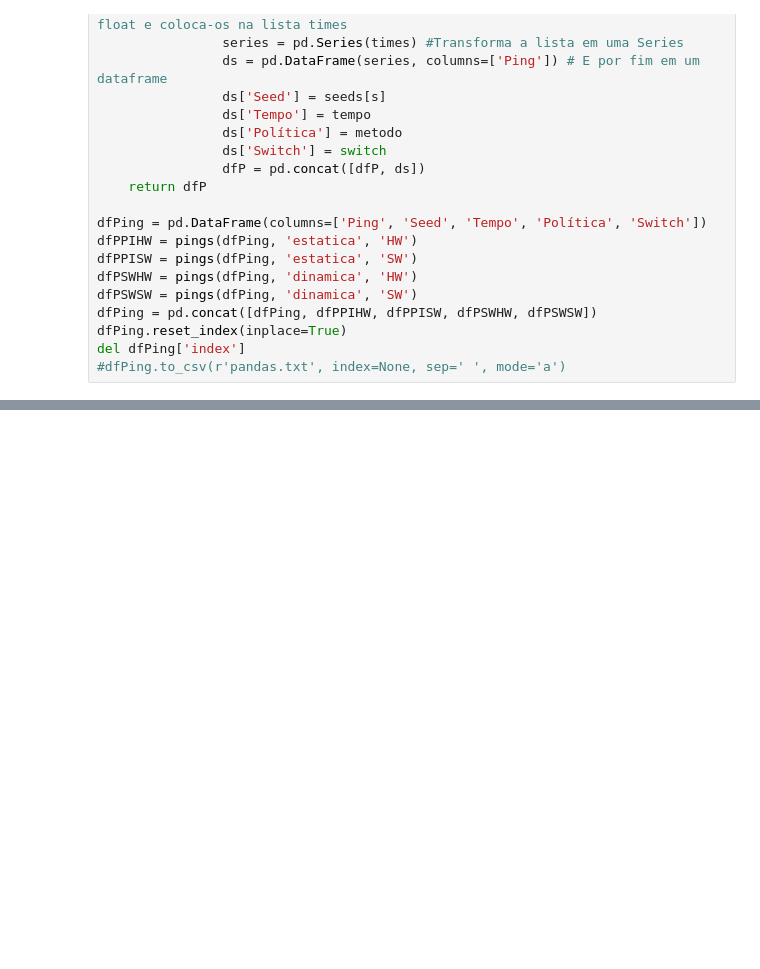
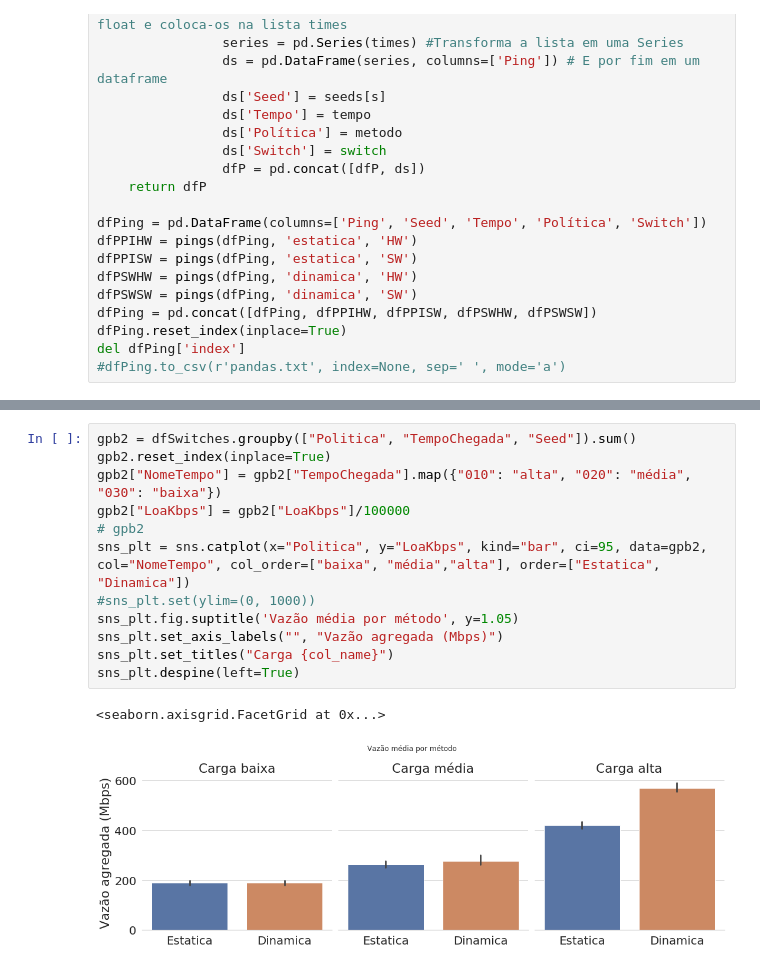
Before and after one commit to pedrobellotti/iperftestes, a Jupyter notebook: Simulacao/analise.ipynb, the cells around one changed output, grey strips where cells are left out. Drawn from its saved outputs; the diff is of its cells as text; blank space fills up the shorter version.

```diff
--- a/Simulacao/analise.ipynb
+++ b/Simulacao/analise.ipynb
@@ -365,3 +365,18 @@ sns_plt.despine(left=True)
+# %%
+gpb2 = dfSwitches.groupby(["Politica", "TempoChegada", "Seed"]).sum()
+gpb2.reset_index(inplace=True)
+gpb2["NomeTempo"] = gpb2["TempoChegada"].map({"010": "alta", "020": "média", "030": "baixa"})
+gpb2["LoaKbps"] = gpb2["LoaKbps"]/100000
+# gpb2
+sns_plt = sns.catplot(x="Politica", y="LoaKbps", kind="bar", ci=95, data=gpb2, col="NomeTempo", col_order=["baixa", "média","alta"], order=["Estatica", "Dinamica"])
+#sns_plt.set(ylim=(0, 1000))
+sns_plt.fig.suptitle('Vazão média por método', y=1.05)
+sns_plt.set_axis_labels("", "Vazão agregada (Mbps)")
+sns_plt.set_titles("Carga {col_name}")
+sns_plt.despine(left=True)
+# %% [output]
+<seaborn.axisgrid.FacetGrid at 0x...>
+[figure, added]
 # %%
 snsplt = sns.relplot(x="TimeSec", y="LoaKbps",
             hue="Switch", col="TempoChegada",
```
Also changed, not shown: parts of 14 cells of this notebook.
